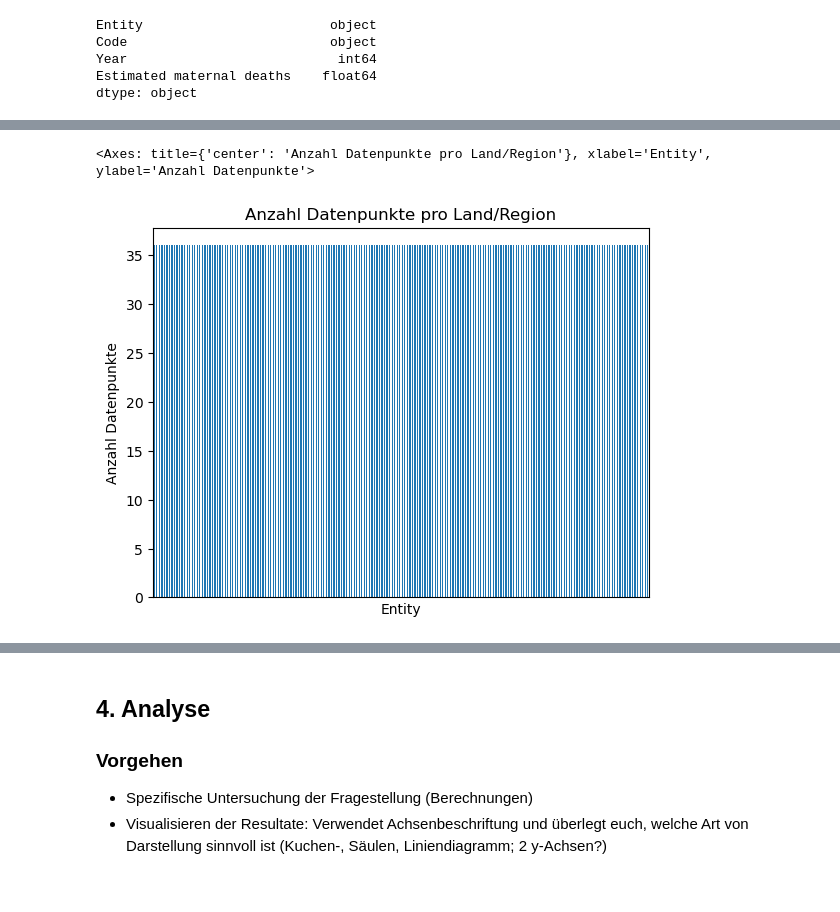
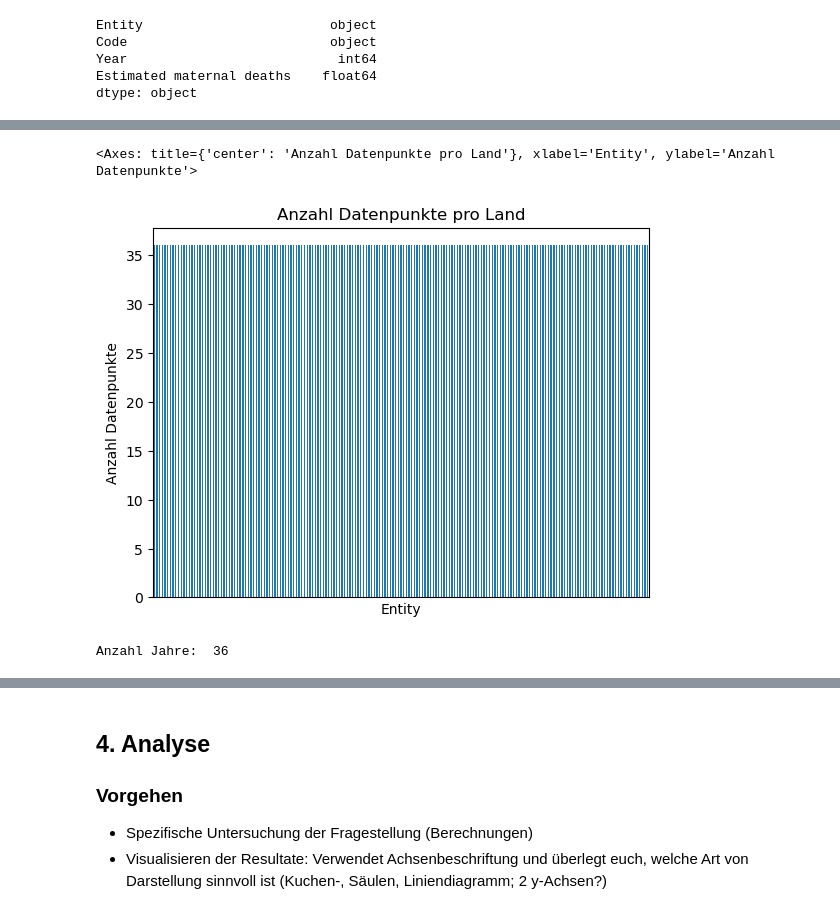
Before and after one commit to naulichi/PandasLN, a Jupyter notebook: Leistungsnachweis_NauliChiara.ipynb, the cells around one changed output, grey strips where cells are left out. Drawn from its saved outputs; the diff is of its cells as text; code cells hidden in the pictures.

```diff
--- a/Leistungsnachweis_NauliChiara.ipynb
+++ b/Leistungsnachweis_NauliChiara.ipynb
@@ -69,0 +43,10 @@ df_filtered.describe()
+# %%
+# alle Kontinente und Übergruppen filtern
+
+drop_values = ['Africa', 'Asia', 'Europe', 'High-income countries', 'Low-income countries', 'Lower-middle-income countries', 'North Korea','Oceania', 'South Korea', 'Upper-middle-income countries', 'World']
+data_oc = data[~data['Entity'].isin(drop_values)] #Data only countries
+
+# für Fragestellung Datensatz nach Jahr filtern
+
+data_20 = data_oc[(data_oc['Year'] >= 2000) & (data_oc['Year'] <= 2020)] #Data with countries between 2000 and 2020
+data_20.head()
@@ -162,7 +149,12 @@ Name: count, Length: 196, dtype: int64
 # %%
-data['Entity'].value_counts().plot(kind='bar',
+data_oc['Entity'].value_counts().plot(kind='bar',
                                  xticks=[],     # disable labels on x-axis
-                                 ylabel='Anzahl Datenpunkte', title='Anzahl Datenpunkte pro Land/Region')
+                                 ylabel='Anzahl Datenpunkte', title='Anzahl Datenpunkte pro Land')
 # %% [output]
-<Axes: title={'center': 'Anzahl Datenpunkte pro Land/Region'}, xlabel='Entity', ylabel='Anzahl Datenpunkte'>
+<Axes: title={'center': 'Anzahl Datenpunkte pro Land'}, xlabel='Entity', ylabel='Anzahl Datenpunkte'>
-[figure, old version]
+[figure, new version]
+# %%
+# Anzahl Jahre im Datensatz
+print('Anzahl Jahre: ', len(data_oc['Year'].unique()))
+# %% [output]
+Anzahl Jahre:  36
```
Also changed, not shown: parts of 19 cells of this notebook.
